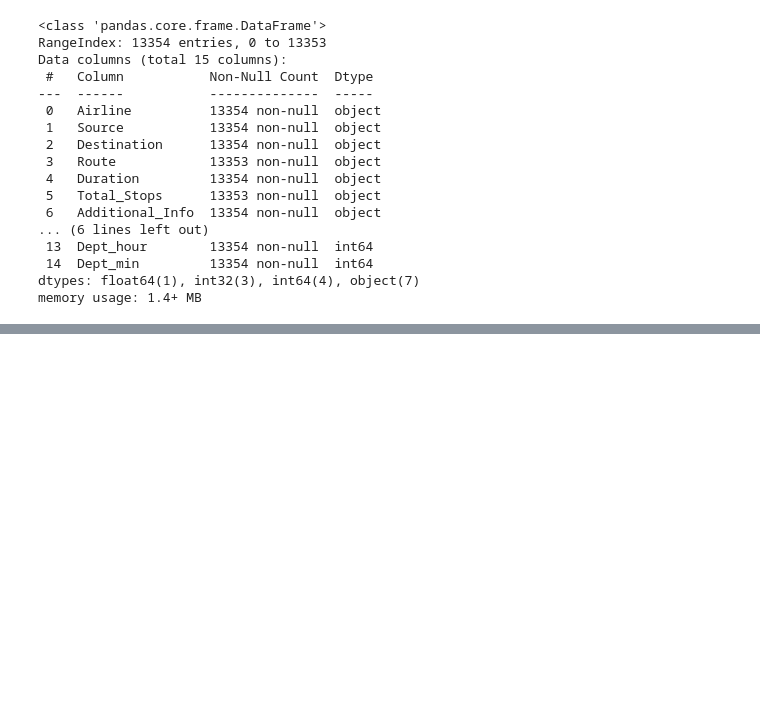
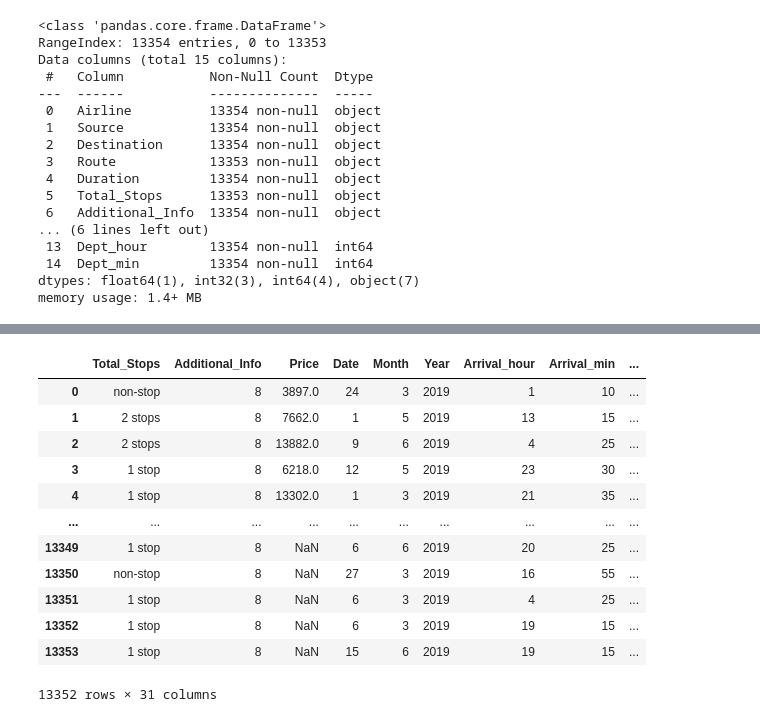
Before and after one commit to GitTanish/DataAnalysis, a Jupyter notebook: eda4.ipynb, the cells around one changed output, grey strips where cells are left out. Cells and saved outputs as stored; diff of their text form; code cells hidden in the pictures; blank space fills up the shorter version.

```diff
--- a/eda4.ipynb
+++ b/eda4.ipynb
@@ -157,0 +220,4 @@ memory usage: 1.4+ MB
+# %%
+final_df.drop('duration_hour', axis = 1, inplace=True)
+# %%
+final_df.drop('Route', axis = 1, inplace=True)
@@ -157,0 +251,9 @@ memory usage: 1.4+ MB
+# %%
+# label encoding for the Airline and rest of categorical features
+from sklearn.preprocessing import LabelEncoder
+labelencoder= LabelEncoder()
+# %%
+final_df['Airline']=labelencoder.fit_transform(final_df['Airline'])
+final_df['Source']=labelencoder.fit_transform(final_df['Source'])
+final_df['Destination']=labelencoder.fit_transform(final_df['Destination'])
+final_df['Additional_Info']=labelencoder.fit_transform(final_df['Additional_Info'])
@@ -157,0 +269,16 @@ memory usage: 1.4+ MB
+# %%
+pd.get_dummies(final_df,columns=["Airline", "Source", "Destination"] ,drop_first = True)
+# %% [output]
+|  | Total_Stops | Additional_Info | Price | Date | Month | Year | Arrival_hour | Arrival_min | ... |
+| 0 | non-stop | 8 | 3897.0 | 24 | 3 | 2019 | 1 | 10 | ... |
+| 1 | 2 stops | 8 | 7662.0 | 1 | 5 | 2019 | 13 | 15 | ... |
+| 2 | 2 stops | 8 | 13882.0 | 9 | 6 | 2019 | 4 | 25 | ... |
+| 3 | 1 stop | 8 | 6218.0 | 12 | 5 | 2019 | 23 | 30 | ... |
+| 4 | 1 stop | 8 | 13302.0 | 1 | 3 | 2019 | 21 | 35 | ... |
+| ... | ... | ... | ... | ... | ... | ... | ... | ... | ... |
+| 13349 | 1 stop | 8 | NaN | 6 | 6 | 2019 | 20 | 25 | ... |
+| 13350 | non-stop | 8 | NaN | 27 | 3 | 2019 | 16 | 55 | ... |
+| 13351 | 1 stop | 8 | NaN | 6 | 3 | 2019 | 4 | 25 | ... |
+| 13352 | 1 stop | 8 | NaN | 6 | 3 | 2019 | 19 | 15 | ... |
+| 13353 | 1 stop | 8 | NaN | 15 | 6 | 2019 | 19 | 15 | ... |
+13352 rows × 31 columns
```
Also changed, not shown: parts of 12 cells of this notebook.
